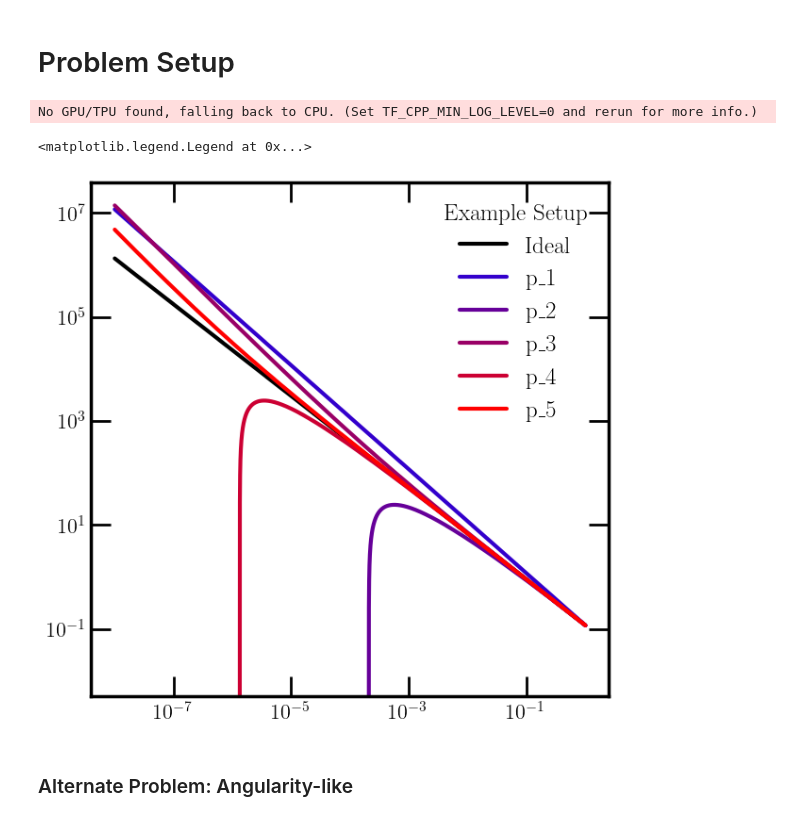
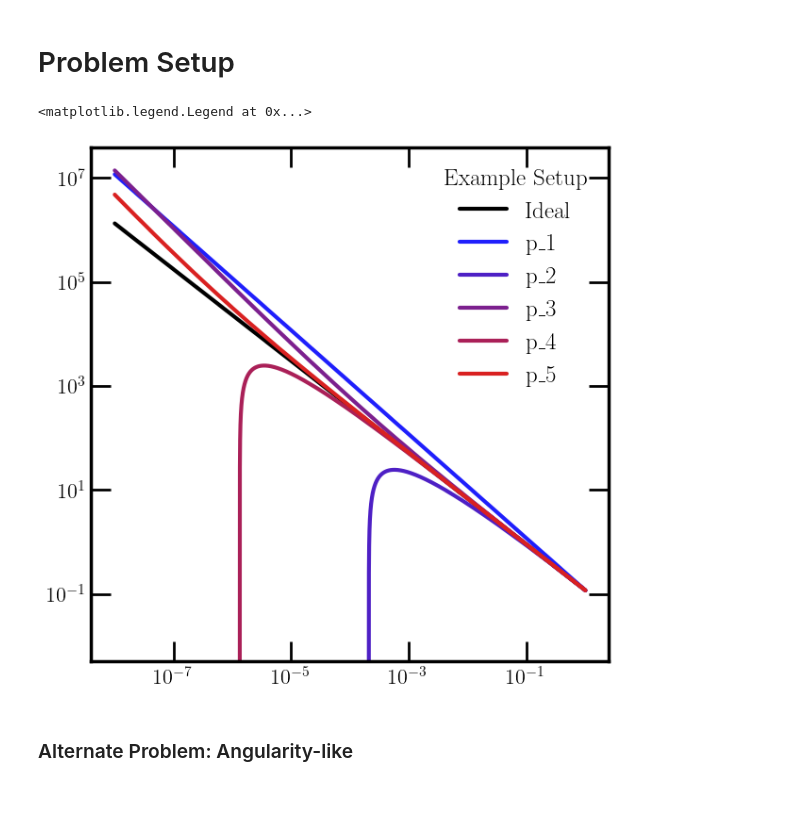
Before and after one commit to rikab/RDF, a Jupyter notebook: jax/exponential.ipynb, the cells around one changed output. Drawn from its saved outputs; the diff is of its cells as text; code cells hidden in the pictures.

```diff
--- a/jax/exponential.ipynb
+++ b/jax/exponential.ipynb
@@ -46,7 +47,7 @@ max_order = 5
 num_trials = 100
 extra_orders = 1
 
-ALT_DATASET = True
+ALT_DATASET = False
 
 
 
@@ -65,36 +66,38 @@ def exponential_distribution(t, alpha, params):
 
 def p_order_N(t, alpha, M):
 
     result = jnp.zeros_like(t)
     for i in range(M ):
         result += alpha * jnp.power(-1 * alpha * t , i) / math.factorial(i)
     return result
 
 
 # Colormap setup
 colors = [0]
 for order in range(1,max_order+1):
 
     o = (order) / (max_order)
     colors.append((o, 0, 1 - o))
 
 
+colors = ["#000000","#61aed1", "#618dd1", "#a161d1", "#d16196", "#d16163"]
+colors = ["#000000", "#1F1FFC", "#4E20C5", "#7C208E", "#AA2058", "#D92121"]
+
 # Plot
 xs = jnp.logspace(-8, 0, 10000)
 
 fig, ax = newplot("full")
 ax.plot(xs, exponential_distribution(t_from_x(xs) , 0.118, None) / xs, label="Ideal", color = "black")
 for order in range(1,max_order+1):
     ax.plot(xs, p_order_N(t_from_x(xs), 0.118, order) / xs, label=f"p_{order}", color = colors[order])
 
 ax.set_xscale("log")
 ax.set_yscale("log")
 
 plt.legend(title = "Example Setup")
 # %% [output]
-No GPU/TPU found, falling back to CPU. (Set TF_CPP_MIN_LOG_LEVEL=0 and rerun for more info.)
+<matplotlib.legend.Legend at 0x...>
-<matplotlib.legend.Legend at 0x...>
-[figure, old version]
+[figure, new version]
 # %% [markdown]
 ### Alternate Problem: Angularity-like
 # %%
```
Also changed, not shown: parts of 10 cells of this notebook, 23 other files.
